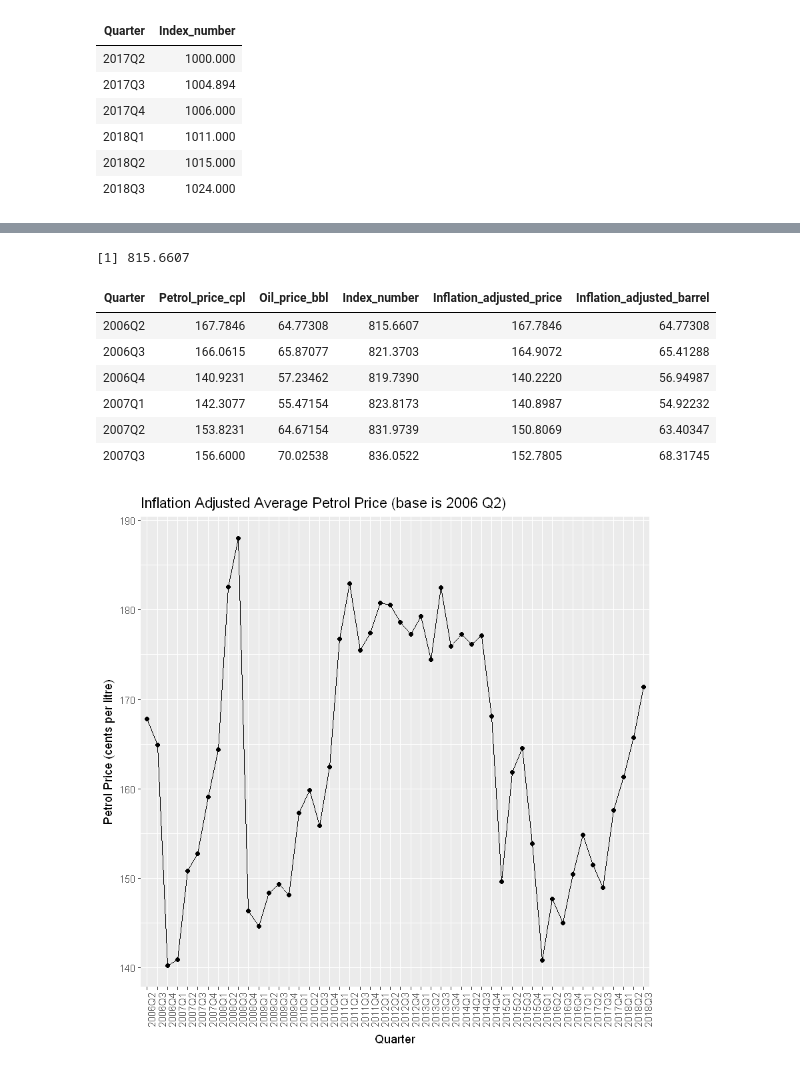
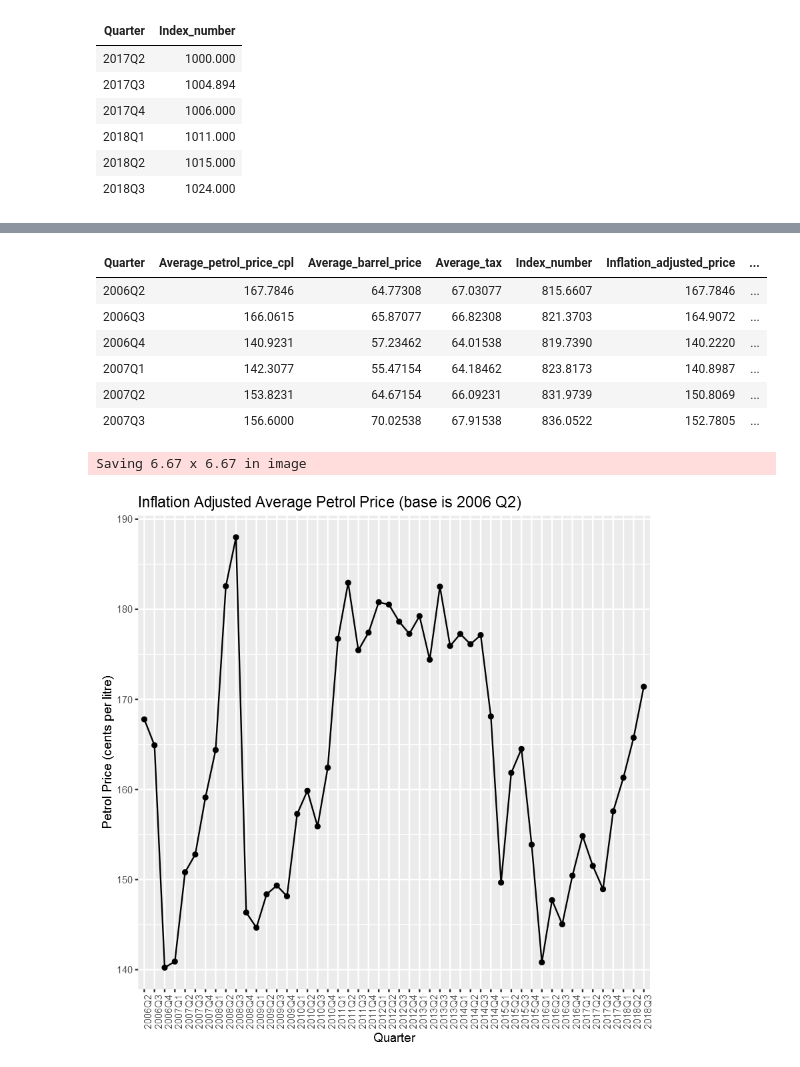
Before and after one commit to william-patt/DATA201-Group-project, a Jupyter notebook: Fuel_price_inflation_calcs.ipynb, the cells around one changed output, grey strips where cells are left out. Cells and saved outputs as stored; diff of their text form; code cells hidden in the pictures.

```diff
--- a/Fuel_price_inflation_calcs.ipynb
+++ b/Fuel_price_inflation_calcs.ipynb
@@ -125,0 +100,8 @@ See spec(...) for full column specifications.
+# %%
+#Since the fuel price data is weekly, several weeks have been renamed with the same quarterly
+#label. Before joining the fuel price data with the inflation data we take an average
+#of the fuel price/barrel price/tax for each quarter
+average_fuel_price <- fuel_price %>%
+    group_by(Quarter) %>%
+    summarise(Average_petrol_price_cpl = mean(Petrol_price_cpl), Average_barrel_price = mean(Oil_price_bbl), Average_tax = mean(Petrol_tax_cpl))
+head(average_fuel_price)
@@ -127,7 +117,9 @@ See spec(...) for full column specifications.
 #Join the price and cpi data (by Quarter)
 #only joins the tables where we have both the cpi and price
 #data for that quarter
-fuel_inflation <- inner_join(fuel_price,cpi_raw, by = "Quarter")
+fuel_inflation <- inner_join(average_fuel_price,cpi_raw, by = "Quarter")
 
+#There are
+#Index Number is the inflation index
 fuel_inflation %>% head()
 # %% [output]
@@ -169,27 +148,30 @@ xlab("Quarter")+ylab ("Petrol Price (cents per litre)")
 # %%
 #Want to adjust the fuel price for inflation
 #so take the base level from 2006 Q2 - the first quarter in the table
 
-base_index = avg_fuel_inflation[[4]][1]
-base_index
-#add a column to the table for inflation adjusted price
-avg_fuel_inflation %<>% mutate(Inflation_adjusted_price = Petrol_price_cpl * base_index/ Index_number)
-avg_fuel_inflation %<>% mutate(Inflation_adjusted_barrel = Oil_price_bbl * base_index/ Index_number)
-avg_fuel_inflation %>% head()
+base_index = fuel_inflation[[5]][1]
+
+#add a column to the table for inflation adjusted quarterly average pump price, barrel price and tax
+fuel_inflation %<>% mutate(Inflation_adjusted_price = Average_petrol_price_cpl * base_index/ Index_number)
+fuel_inflation %<>% mutate(Inflation_adjusted_barrel = Average_barrel_price * base_index/ Index_number)
+fuel_inflation %<>% mutate(Inflation_adjusted_tax =Average_tax * base_index/ Index_number)
+fuel_inflation %>% head()
 
 #Plot the inflation adjusted price data
-avg_fuel_inflation%>%
+fuel_inflation%>%
       ggplot( aes(x = Quarter, y = Inflation_adjusted_price, group = 1) )+geom_point() + geom_line() + theme(axis.text.x = element_text(angle = 90, hjust = 1))+
         ggtitle("Inflation Adjusted Average Petrol Price (base is 2006 Q2)")+
         xlab("Quarter")+ylab("Petrol Price (cents per litre)")
+
+ggsave("petrol_price_inflation_adjusted.png")
 # %% [output]
+| Quarter | Average_petrol_price_cpl | Average_barrel_price | Average_tax | Index_number | Inflation_adjusted_price | ... |
+| 2006Q2 | 167.7846 | 64.77308 | 67.03077 | 815.6607 | 167.7846 | ... |
+| 2006Q3 | 166.0615 | 65.87077 | 66.82308 | 821.3703 | 164.9072 | ... |
+| 2006Q4 | 140.9231 | 57.23462 | 64.01538 | 819.7390 | 140.2220 | ... |
+| 2007Q1 | 142.3077 | 55.47154 | 64.18462 | 823.8173 | 140.8987 | ... |
+| 2007Q2 | 153.8231 | 64.67154 | 66.09231 | 831.9739 | 150.8069 | ... |
+| 2007Q3 | 156.6000 | 70.02538 | 67.91538 | 836.0522 | 152.7805 | ... |
-[1] 815.6607
+Saving 6.67 x 6.67 in image
-| Quarter | Petrol_price_cpl | Oil_price_bbl | Index_number | Inflation_adjusted_price | Inflation_adjusted_barrel |
-| 2006Q2 | 167.7846 | 64.77308 | 815.6607 | 167.7846 | 64.77308 |
-| 2006Q3 | 166.0615 | 65.87077 | 821.3703 | 164.9072 | 65.41288 |
-| 2006Q4 | 140.9231 | 57.23462 | 819.7390 | 140.2220 | 56.94987 |
-| 2007Q1 | 142.3077 | 55.47154 | 823.8173 | 140.8987 | 54.92232 |
-| 2007Q2 | 153.8231 | 64.67154 | 831.9739 | 150.8069 | 63.40347 |
-| 2007Q3 | 156.6000 | 70.02538 | 836.0522 | 152.7805 | 68.31745 |
-[figure, old version]
+[figure, new version]
 # %%
```
Also changed, not shown: parts of 16 cells of this notebook, 1 other file.
